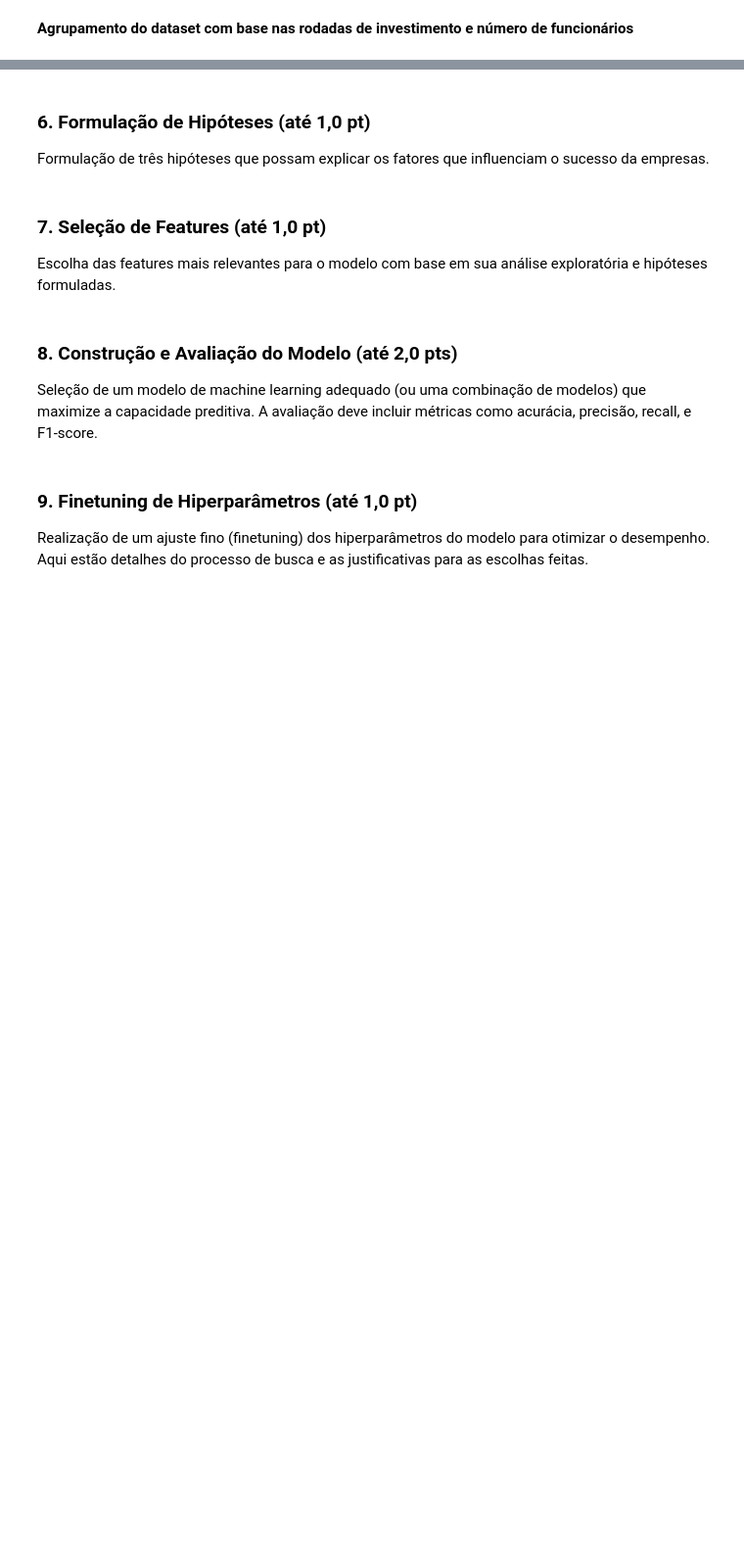
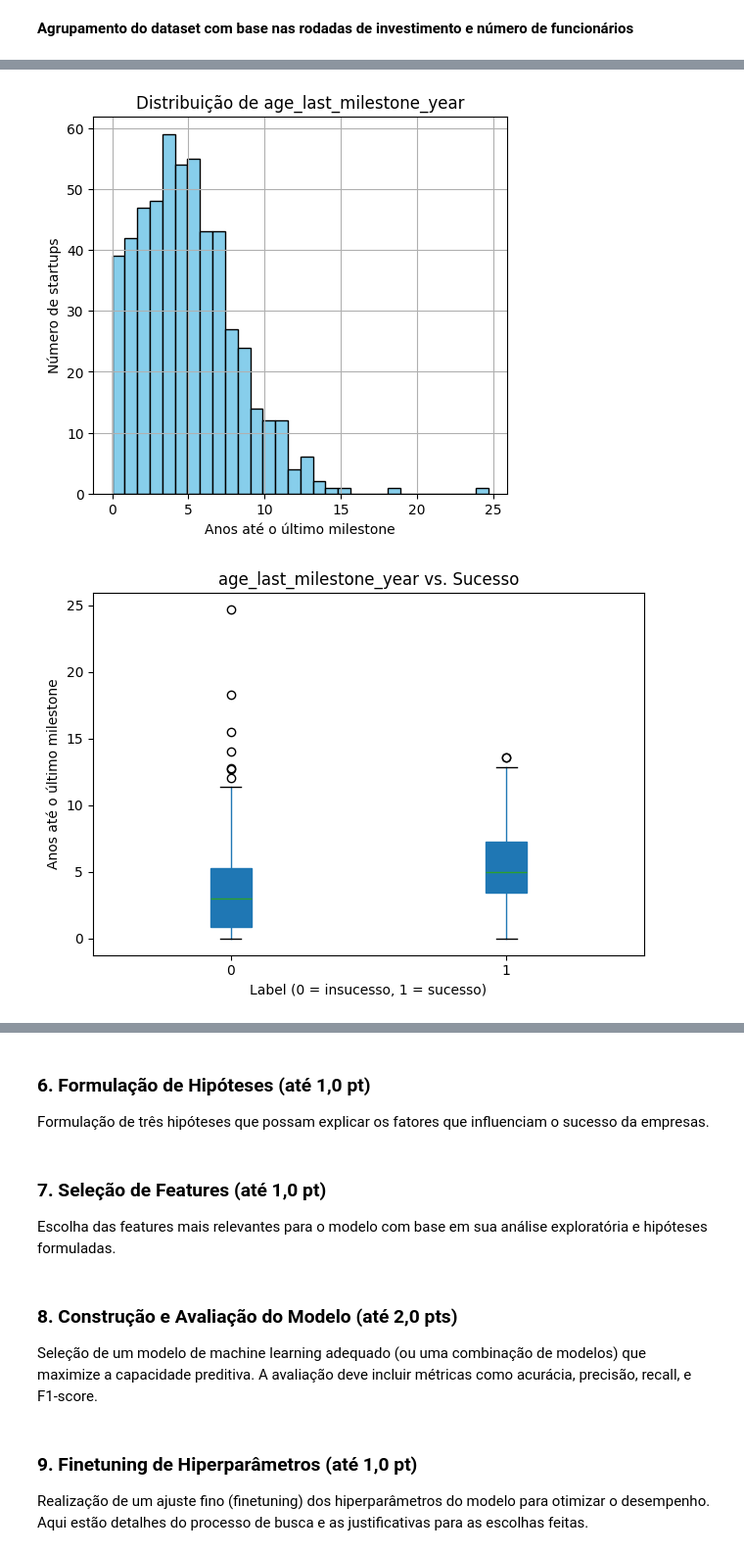
Before and after one commit to deborangueira/campeonado_kaggle_2025, a Jupyter notebook: notebooks/startup_success_predictor.ipynb, the cells around one changed output, grey strips where cells are left out. Shown at 98% size. Drawn from its saved outputs; the diff is of its cells as text; code cells hidden in the pictures; blank space fills up the shorter version.

```diff
--- a/notebooks/startup_success_predictor.ipynb
+++ b/notebooks/startup_success_predictor.ipynb
@@ -237,0 +167,26 @@ funding_rounds
+# %%
+col = "age_last_milestone_year"
+
+plt.figure(figsize=(12,5))
+
+# Histograma geral (coluna 1)
+plt.subplot(1,2,1)
+df[col].hist(bins=30, color="skyblue", edgecolor="black")
+plt.title(f"Distribuição de {col}")
+plt.xlabel("Anos até o último milestone")
+plt.ylabel("Número de startups")
+
+# Boxplot comparando sucesso x insucesso (coluna 2)
+df.boxplot(column=col, by="labels", grid=False, patch_artist=True)
+plt.title(f"{col} vs. Sucesso")
+plt.xlabel("Label (0 = insucesso, 1 = sucesso)")
+plt.ylabel("Anos até o último milestone")
+
+# Remove título automático extra
+plt.suptitle("")
+
+plt.tight_layout()
+plt.show()
+# %% [output]
+[figure, added]
+[figure, added]
```
Also changed, not shown: parts of 36 cells of this notebook.
